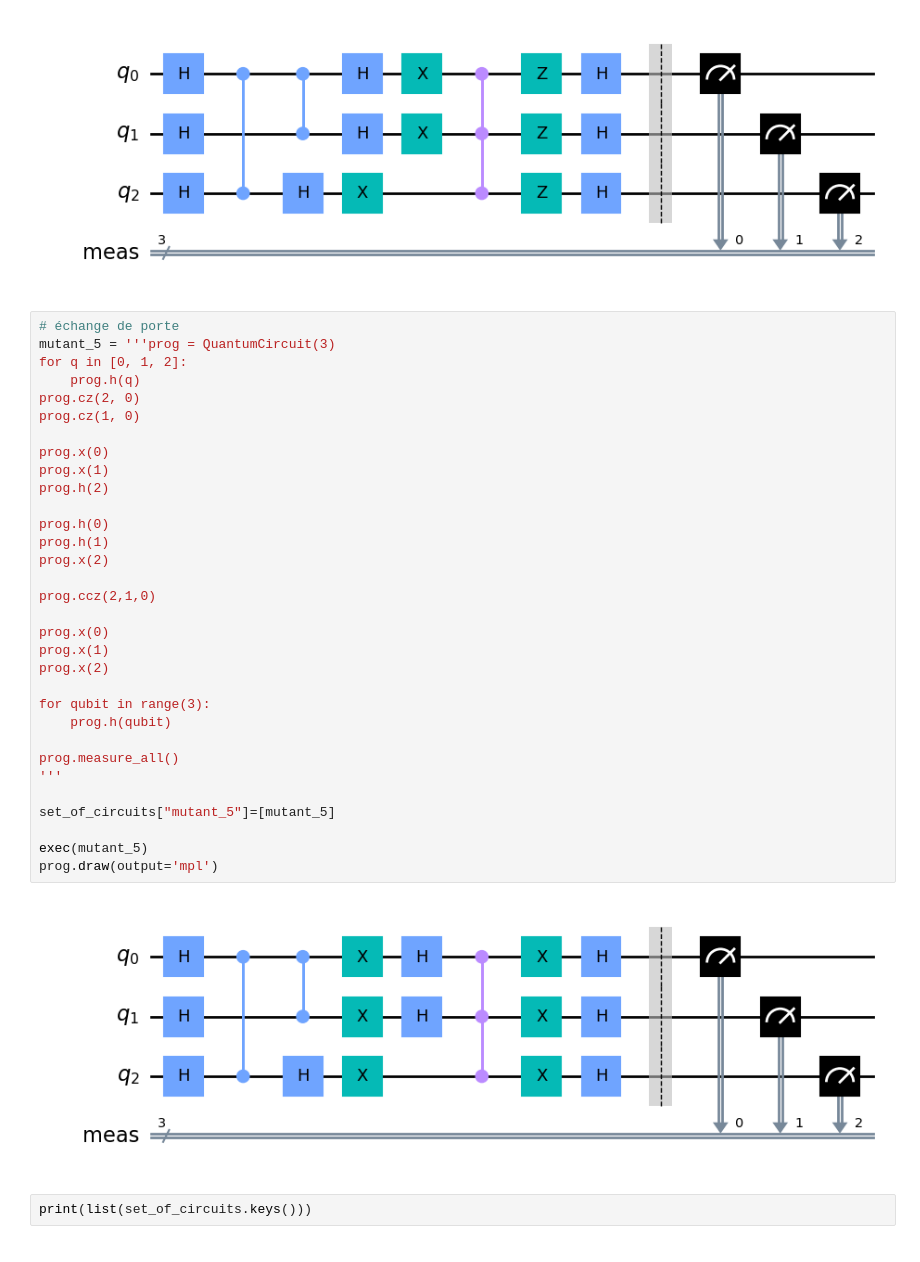
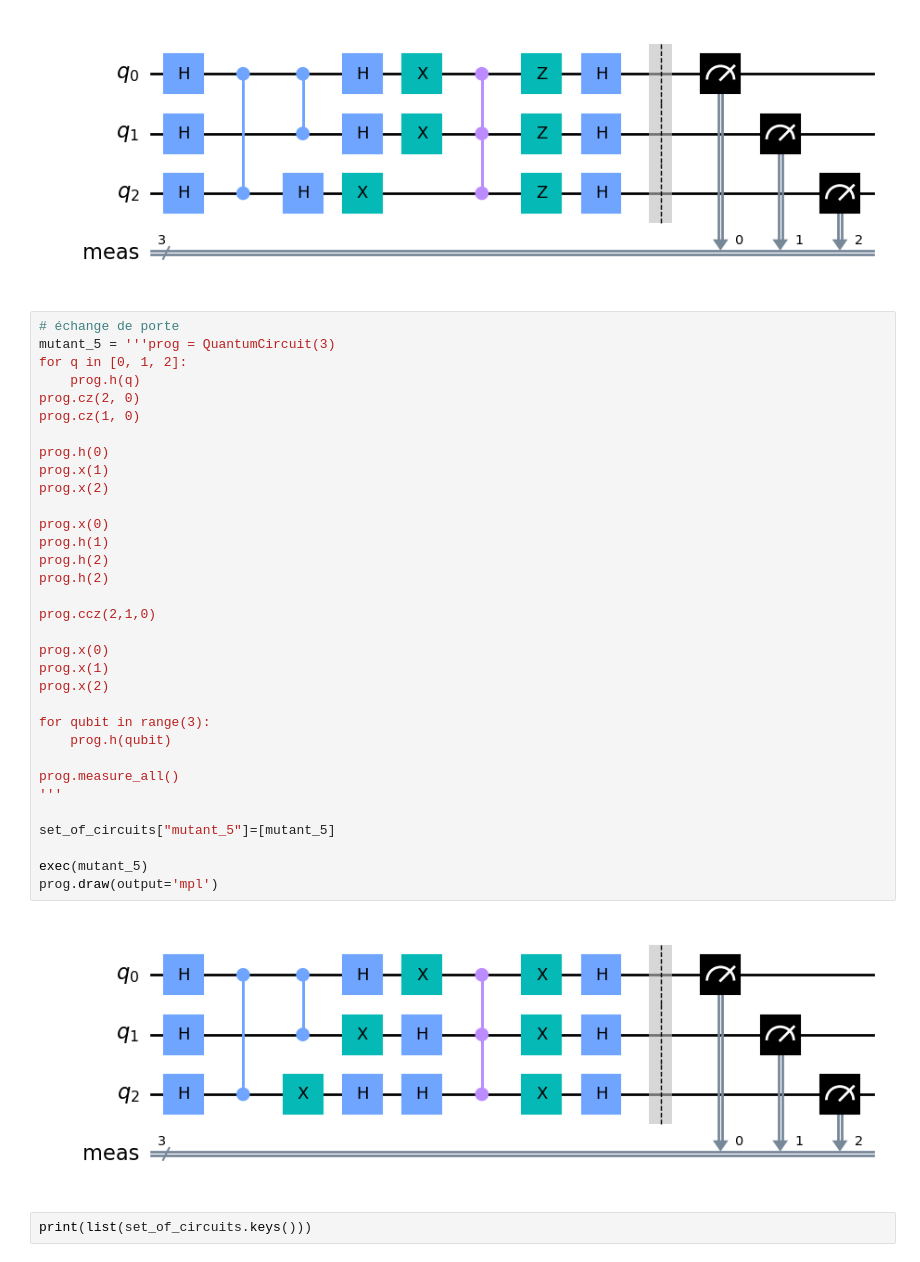
Before and after one commit to AdamNaoui/LOG6953C_TPs, a Jupyter notebook: TP3/tp3.ipynb, the cells around one changed output. Drawn from its saved outputs; the diff is of its cells as text.

```diff
--- a/TP3/tp3.ipynb
+++ b/TP3/tp3.ipynb
@@ -264,37 +263,38 @@ prog.draw(output='mpl')
 # %%
 # échange de porte
 mutant_5 = '''prog = QuantumCircuit(3)
 for q in [0, 1, 2]:
     prog.h(q)
 prog.cz(2, 0)
 prog.cz(1, 0)
 
+prog.h(0)
+prog.x(1)
+prog.x(2)
+
 prog.x(0)
-prog.x(1)
+prog.h(1)
 prog.h(2)
-
-prog.h(0)
-prog.h(1)
-prog.x(2)
+prog.h(2)
 
 prog.ccz(2,1,0)
 
 prog.x(0)
 prog.x(1)
 prog.x(2)
 
 for qubit in range(3):
     prog.h(qubit)
 
 prog.measure_all()
 '''
 
 set_of_circuits["mutant_5"]=[mutant_5]
 
 exec(mutant_5)
 prog.draw(output='mpl')
 # %% [output]
-[figure, old version]
+[figure, new version]
 # %%
 print(list(set_of_circuits.keys()))
 # %% [output]
```
Also changed, not shown: parts of 23 cells of this notebook.
